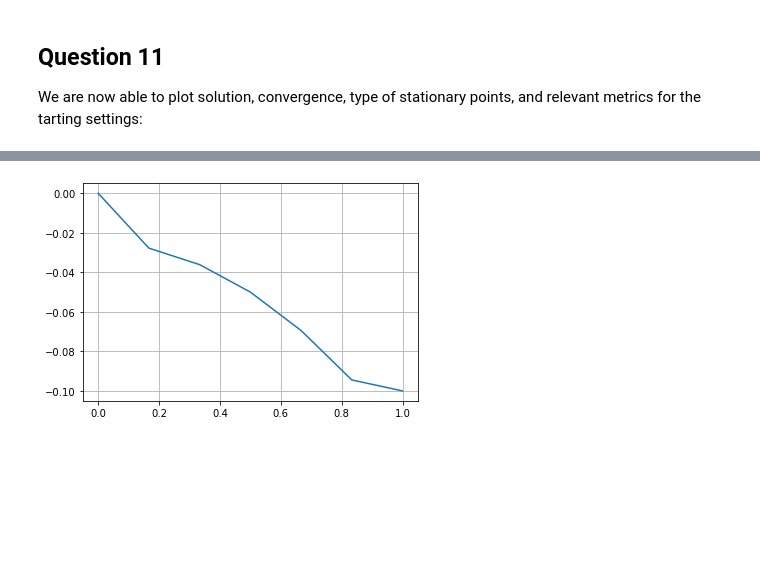
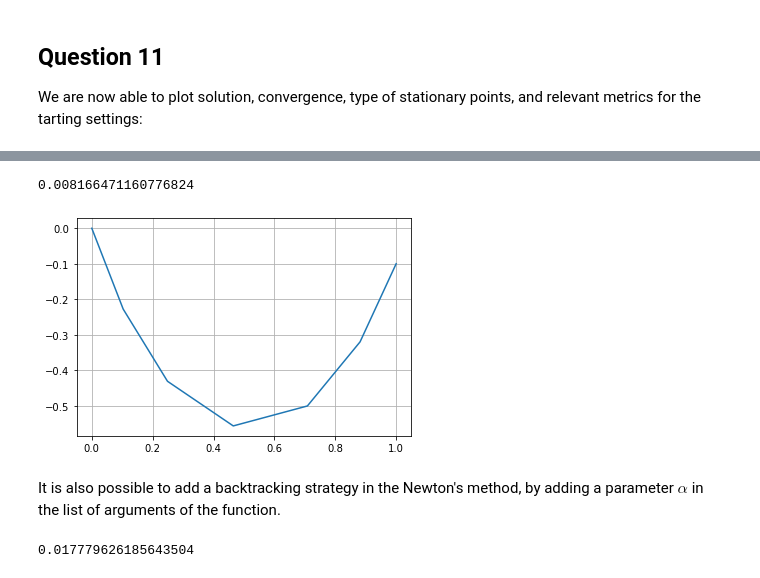
Before and after one commit to melanieferrier/Projet-python-OPT201, a Jupyter notebook: Projet_OPT201_FERRIER_CHAVANNE.ipynb, the cells around one changed output, grey strips where cells are left out. Cells and saved outputs as stored; diff of their text form; code cells hidden in the pictures; blank space fills up the shorter version.

```diff
--- a/Projet_OPT201_FERRIER_CHAVANNE.ipynb
+++ b/Projet_OPT201_FERRIER_CHAVANNE.ipynb
@@ -281,34 +318,38 @@ def bigF(z, labda):
     F[2*N:3*N + 1] = cc
     return F
 # %%
-def NewtonF(z, labda, eps, M):
-    k = 0
-    F_z = np.zeros(3*N + 1)
-    F_z = bigF(z, labda)
-    n=np.linalg.norm(F_z)
+def NewtonF(z, labda, eps = 1e-3, M = 100, alpha=1):
+    k=0
+    xi = np.zeros(3*N + 1)
+    xi[:2*N] = z
+    xi[2*N:] = labda
+    F_xi = bigF(xi[:2*N], xi[2*N:])
+    F_jac = Fjac(xi[:2*N], xi[2*N:])
+    n=np.linalg.norm(F_xi)
+
     while(n>eps and k < M):
-        F_jac = Fjac(z, labda)
-        d = - np.linalg.solve(F_jac, F_z)
-        z = z + d[0:2*N]
-        labda = labda + d[2*N:3*N + 1]
-        F_z = bigF(z, labda)
-        n=np.linalg.norm(F_z)
+
+        d = np.linalg.solve( F_jac , -F_xi)
+        xi = xi + alpha*d
+        F_xi = bigF(xi[:2*N], xi[2*N:])
+        F_jac = Fjac(xi[:2*N], xi[2*N:])
+        n=np.linalg.norm(F_xi)
         k += 1
-    return F_z, z, labda
+
+    return n, xi[:2*N], xi[2*N:]
 # %% [markdown]
 We need a routine to plot the solution of the Newton's method in order to see if the result correspond to the real physicla solution.
 # %%
-def affichage_chaine(z,a,b):
-    N_prime = int(np.size(z))
-    N = int(N_prime/2)
+def plot(z,a,b):
+    N = int(np.size(z)/2)
     x = np.zeros(N+2)
     x[0] = 0
     x[N+1] = a
-    x[1:N+1] = z[0:N]
+    x[1:N+1] = z[:N]
     y = np.zeros(N+2)
     y[0] = 0
     y[N+1] = b
-    y[1:N+1] = z[N:N_prime]
+    y[1:N+1] = z[N:]
     plt.plot(x, y)
     plt.grid()
     plt.show()
@@ -326,6 +372,20 @@ labda = 0.1*np.random.random(N+1)
 # %%
-F_etoile, z, labda = NewtonF(z, labda, 0.02 , 10000)
+norm, z_etoile, labda_etoile = NewtonF(z, labda, 0.02 , 1000)
+
+norm
+# %% [output]
+0.008166471160776824
 # %%
-affichage_chaine(z, a, b)
+plot(z_etoile, a, b)
 # %% [output]
-[figure, old version]
+[figure, new version]
+# %% [markdown]
+It is also possible to add a backtracking strategy in the Newton's method, by adding a parameter $\alpha$ in the
+list of arguments of the function.
+# %%
+norm, z_etoile, labda_etoile = NewtonF_back(z, labda, 0.02 , 100, 0.5)
+
+norm
+plot(z_etoile, a, b)
+# %% [output]
+0.017779626185643504
```
Also changed, not shown: parts of 26 cells of this notebook, 1 other file.
